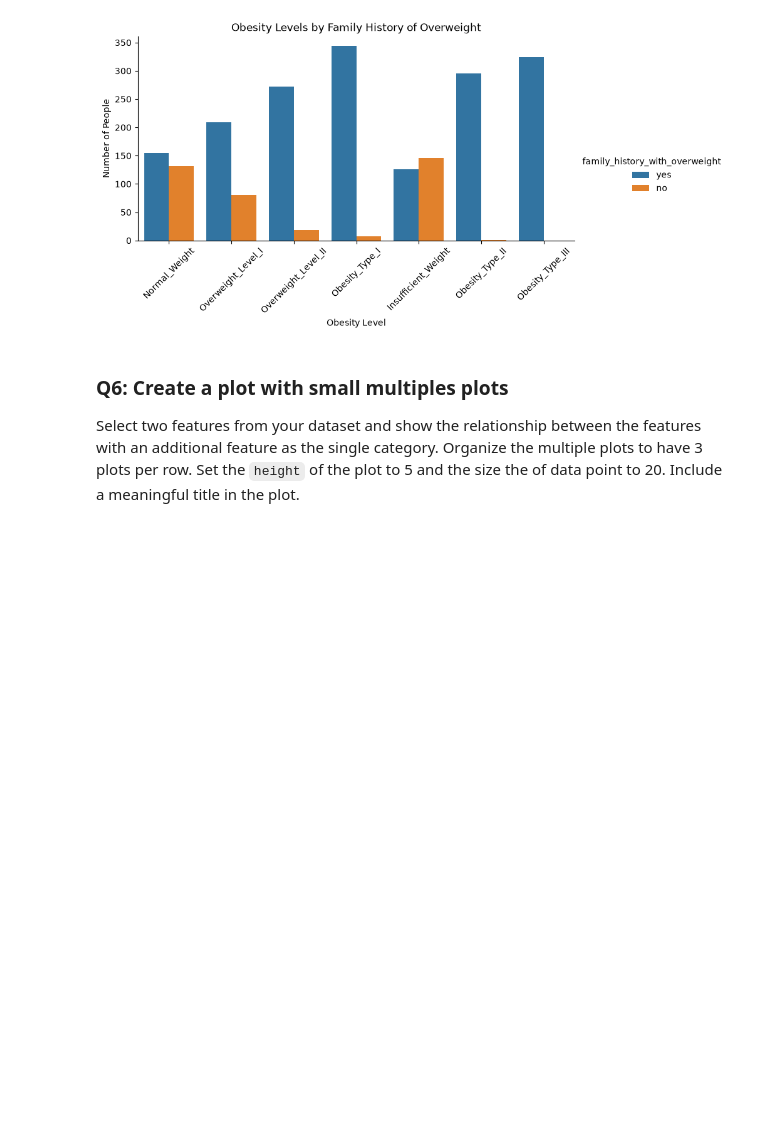
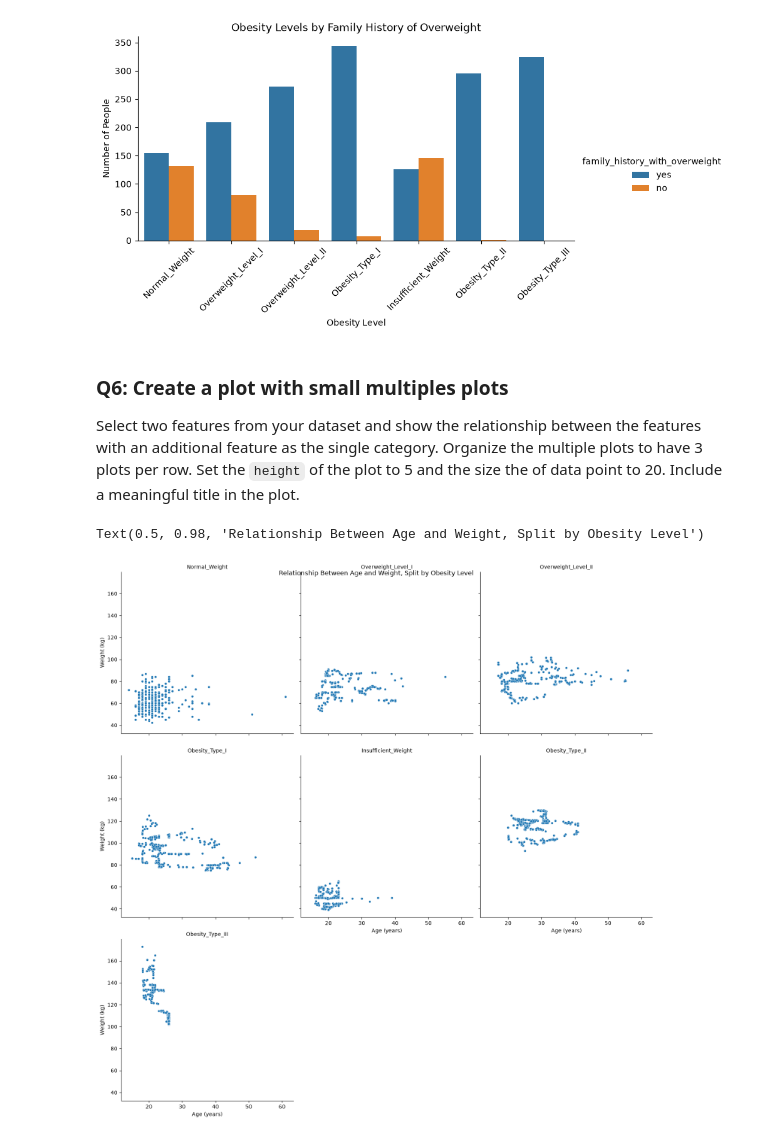
Before and after one commit to Radikahn/133Obesity, a Jupyter notebook: project_class_notebooks/P1_initial_exploration.ipynb, the cells around one changed output. Cells and saved outputs as stored; diff of their text form; code cells hidden in the pictures; blank space fills up the shorter version.

Commit message:
feat: q6 3 relational graph

```diff
--- a/project_class_notebooks/P1_initial_exploration.ipynb
+++ b/project_class_notebooks/P1_initial_exploration.ipynb
@@ -151,0 +150,18 @@ Select two features from your dataset and show the relationship between the feat
+# %%
+g = sns.relplot(
+    data=df,
+    x="Age",
+    y="Weight",
+    col="NObeyesdad",
+    col_wrap=3,
+    height=5,
+    s=20,
+    kind="scatter",
+)
+
+g.set_axis_labels("Age (years)", "Weight (kg)")
+g.set_titles("{col_name}")
+g.figure.suptitle("Relationship Between Age and Weight, Split by Obesity Level")
+# %% [output]
+Text(0.5, 0.98, 'Relationship Between Age and Weight, Split by Obesity Level')
+[figure, added]
```
Also changed, not shown: parts of 1 cell of this notebook.
